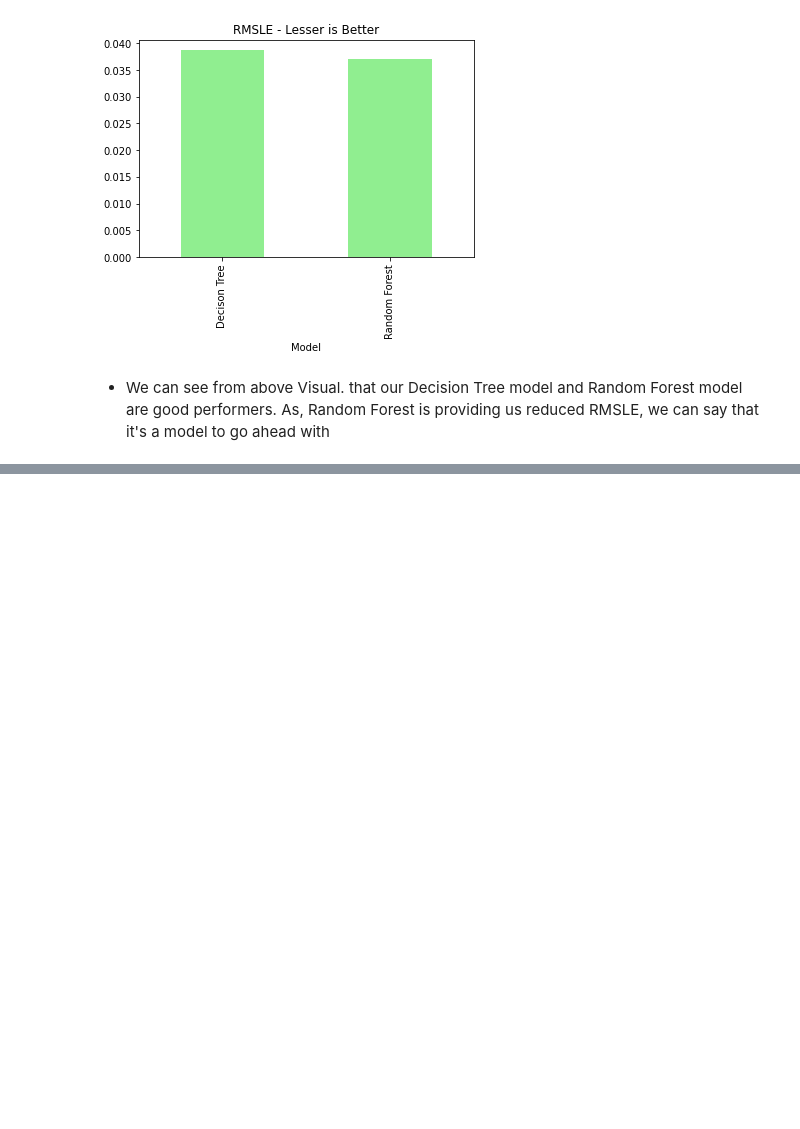
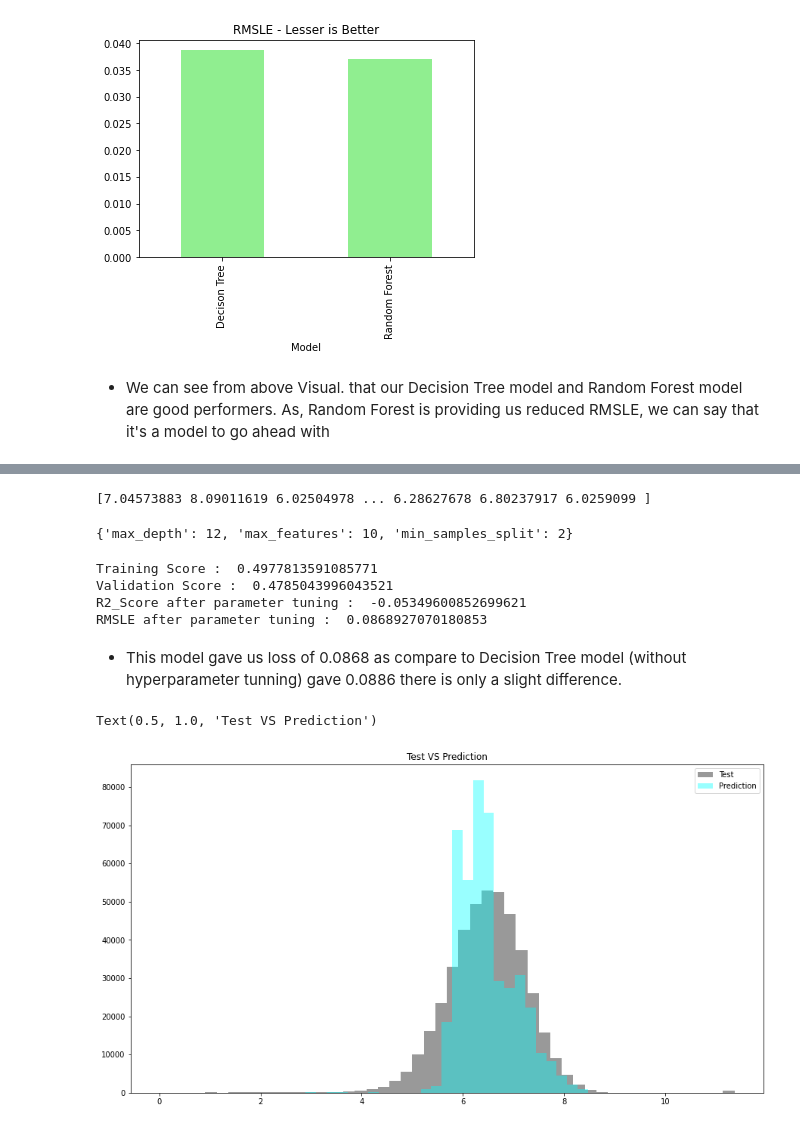
Before and after one commit to Deven876/project-2-NYC-Taxi-Trip-Time-Prediction, a Jupyter notebook: project_2_Taxi_Trip_Time_Prediction_.ipynb, the cells around one changed output, grey strips where cells are left out. Drawn from its saved outputs; the diff is of its cells as text; code cells hidden in the pictures; blank space fills up the shorter version.

```diff
--- a/project_2_Taxi_Trip_Time_Prediction_.ipynb
+++ b/project_2_Taxi_Trip_Time_Prediction_.ipynb
@@ -944,0 +1077,38 @@ Text(0.5, 1.0, 'RMSLE - Lesser is Better')
+# %%
+params = {'max_depth':[10,11,12,None], "min_samples_split":[2,3,4,5], 'max_features':[2,5,7,10]} # parameters defining
+
+grid = GridSearchCV(dt, params, cv=5)
+grid.fit(X_train, y_train)
+grid_pred = grid.predict(X_test)
+print (grid_pred)
+grid.best_params_
+# %% [output]
+[7.04573883 8.09011619 6.02504978 ... 6.28627678 6.80237917 6.0259099 ]
+{'max_depth': 12, 'max_features': 10, 'min_samples_split': 2}
+# %%
+#Examining metrics
+print ("Training Score : " , grid.score(X_train, y_train))
+print ("Validation Score : ", grid.score(X_test, y_test))
+print ("R2_Score after parameter tuning : ", r2_score(grid_pred, y_test))
+print ("RMSLE after parameter tuning : ", np.sqrt(mean_squared_log_error(grid_pred, y_test)))
+# %% [output]
+Training Score :  0.4977813591085771
+Validation Score :  0.4785043996043521
+R2_Score after parameter tuning :  -0.05349600852699621
+RMSLE after parameter tuning :  0.0868927070180853
+# %% [markdown]
+- This model gave us loss of 0.0868 as compare to Decision Tree model (without hyperparameter tunning) gave 0.0886 there is only a slight difference.
+# %%
+#prediction vs reality check
+
+plt.figure(figsize=(15,8))
+plt.subplot(1,1,1)
+sns.distplot(y_test, kde=False, color="black", label="Test")
+
+plt.subplot(1,1,1)
+sns.distplot(grid_pred, kde=False, color="cyan", label="Prediction")
+plt.legend()
+plt.title("Test VS Prediction")
+# %% [output]
+Text(0.5, 1.0, 'Test VS Prediction')
+[figure, added]
```
Also changed, not shown: parts of 16 cells of this notebook.
